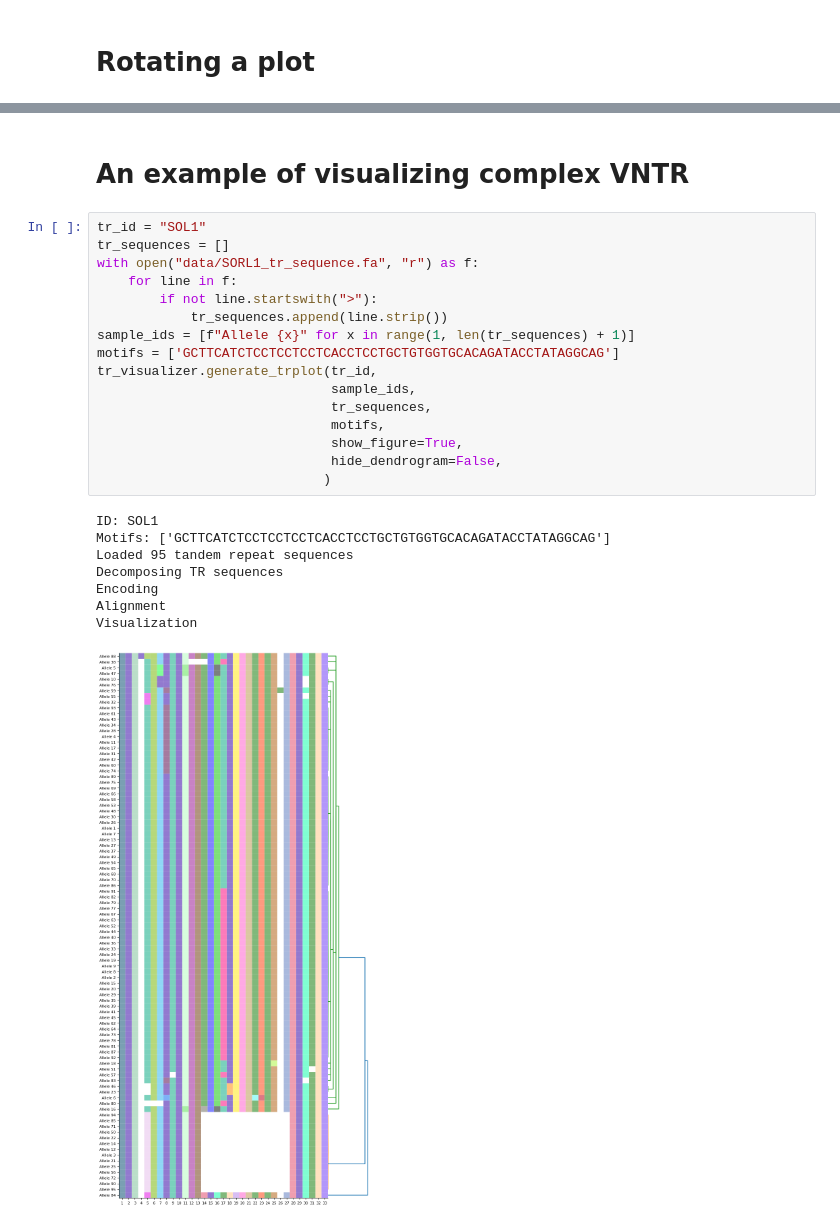
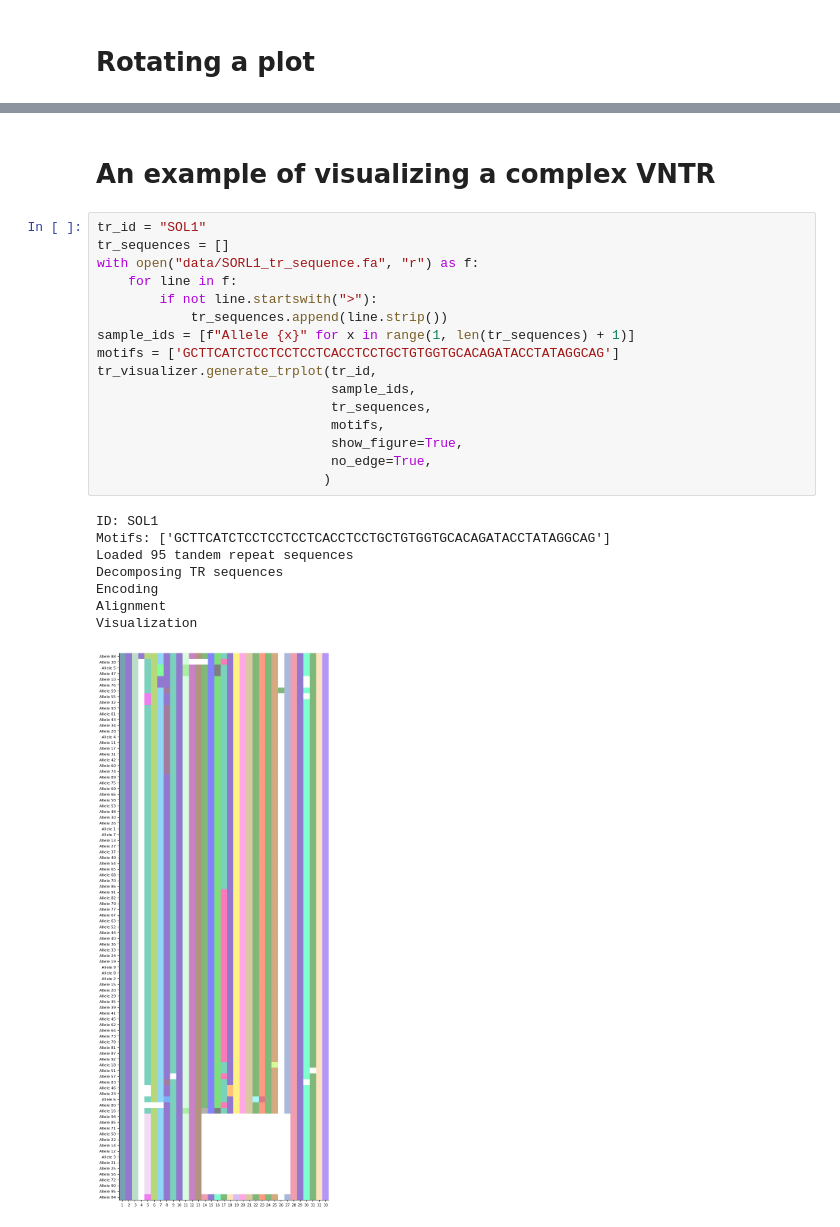
Before and after one commit to Jong-hun-Park/trviz, a Jupyter notebook: examples/sample_code.ipynb, the cells around one changed output, grey strips where cells are left out. Cells and saved outputs as stored; diff of their text form.

```diff
--- a/examples/sample_code.ipynb
+++ b/examples/sample_code.ipynb
@@ -176,28 +266,28 @@ Visualization
 # %% [markdown]
-# An example of visualizing complex VNTR
+# An example of visualizing a complex VNTR
 # %%
 tr_id = "SOL1"
 tr_sequences = []
 with open("data/SORL1_tr_sequence.fa", "r") as f:
     for line in f:
         if not line.startswith(">"):
             tr_sequences.append(line.strip())
 sample_ids = [f"Allele {x}" for x in range(1, len(tr_sequences) + 1)]
 motifs = ['GCTTCATCTCCTCCTCCTCACCTCCTGCTGTGGTGCACAGATACCTATAGGCAG']
 tr_visualizer.generate_trplot(tr_id,
                               sample_ids,
                               tr_sequences,
                               motifs,
                               show_figure=True,
-                              hide_dendrogram=False,
+                              no_edge=True,
                              )
 # %% [output]
 ID: SOL1
 Motifs: ['GCTTCATCTCCTCCTCCTCACCTCCTGCTGTGGTGCACAGATACCTATAGGCAG']
 Loaded 95 tandem repeat sequences
 Decomposing TR sequences
 Encoding
 Alignment
 Visualization
-[figure, old version]
+[figure, new version]
 [figure]
```
Also changed, not shown: parts of 25 cells of this notebook.
